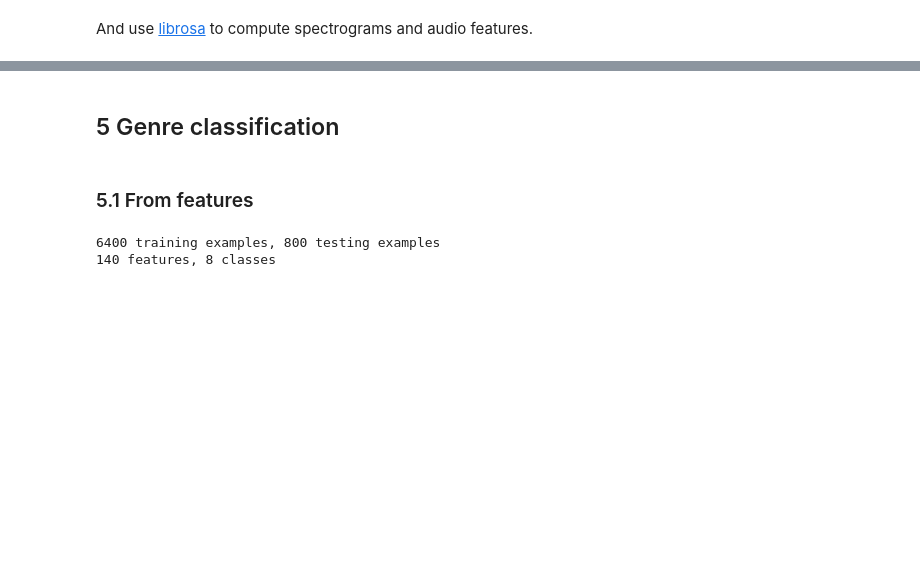
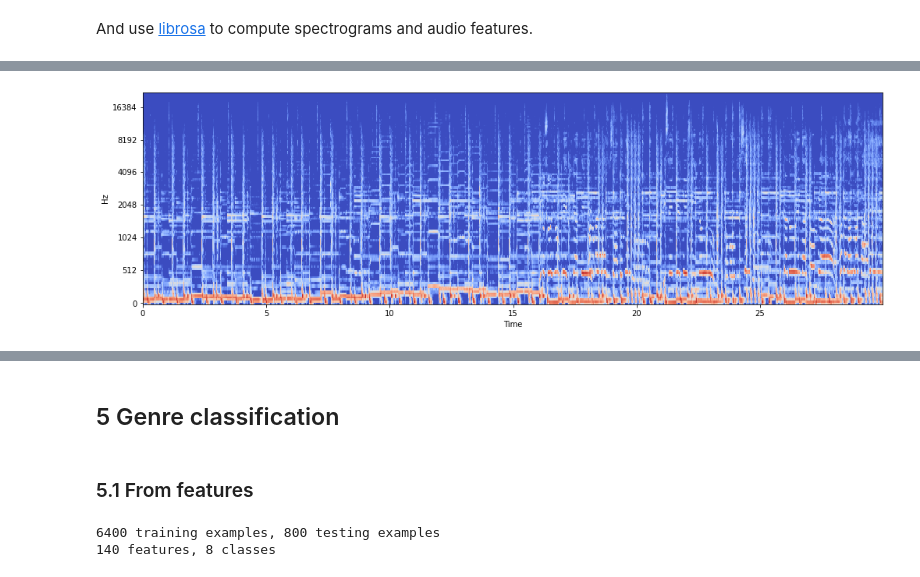
Before and after one commit to davidecolussi/NN_music_genre_recognition, a Jupyter notebook: usage.ipynb, the cells around one changed output, grey strips where cells are left out. Drawn from its saved outputs; the diff is of its cells as text; code cells hidden in the pictures; blank space fills up the shorter version.

```diff
--- a/usage.ipynb
+++ b/usage.ipynb
@@ -305,9 +309,11 @@ plt.ylim((-1, 1));
 # %%
 stft = np.abs(librosa.stft(x, n_fft=2048, hop_length=512))
 mel = librosa.feature.melspectrogram(sr=sr, S=stft**2)
-log_mel = librosa.logamplitude(mel)
+log_mel = librosa.amplitude_to_db(mel)
 
 librosa.display.specshow(log_mel, sr=sr, hop_length=512, x_axis='time', y_axis='mel');
+# %% [output]
+[figure, added]
 # %%
 mfcc = librosa.feature.mfcc(S=librosa.power_to_db(mel), n_mfcc=20)
 mfcc = skl.preprocessing.StandardScaler().fit_transform(mfcc)
```
Also changed, not shown: parts of 5 cells of this notebook.
